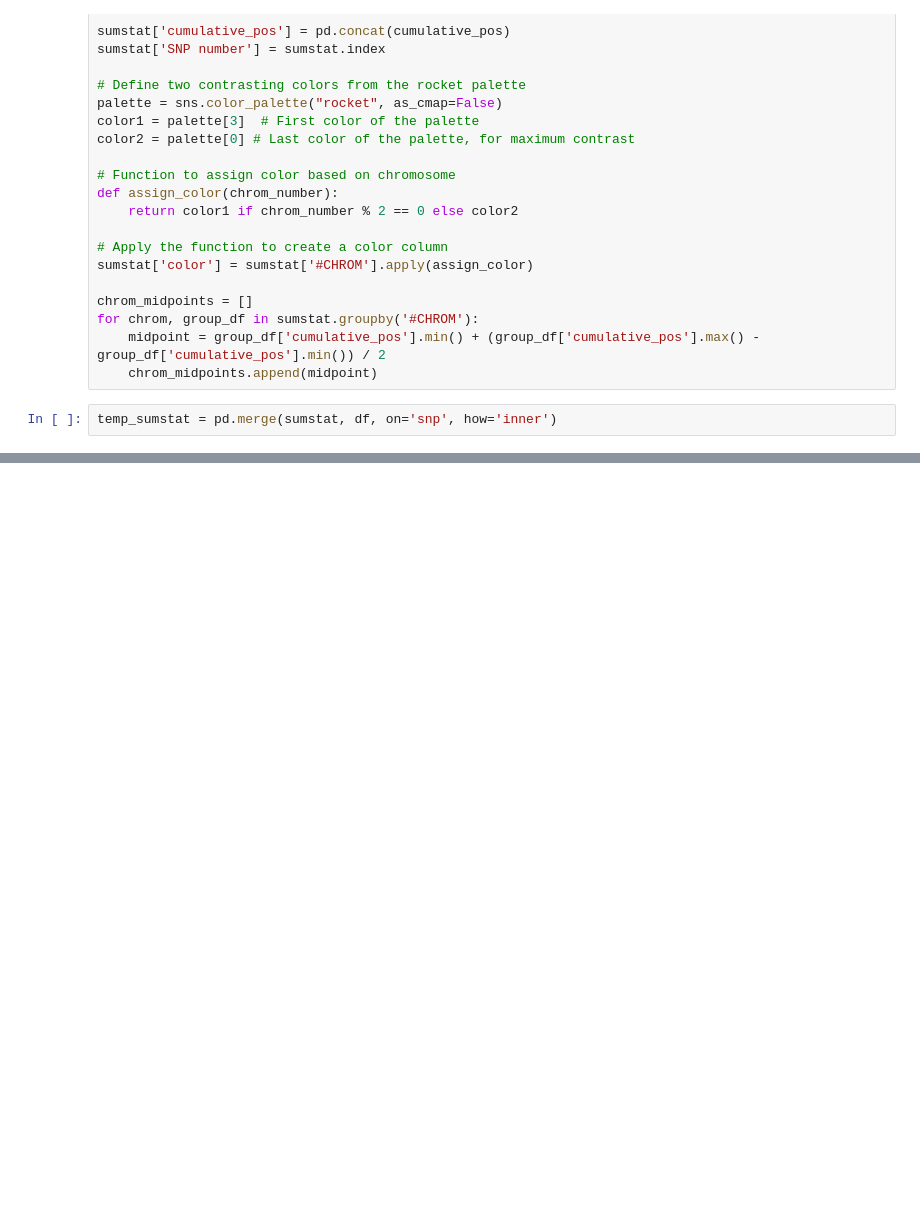
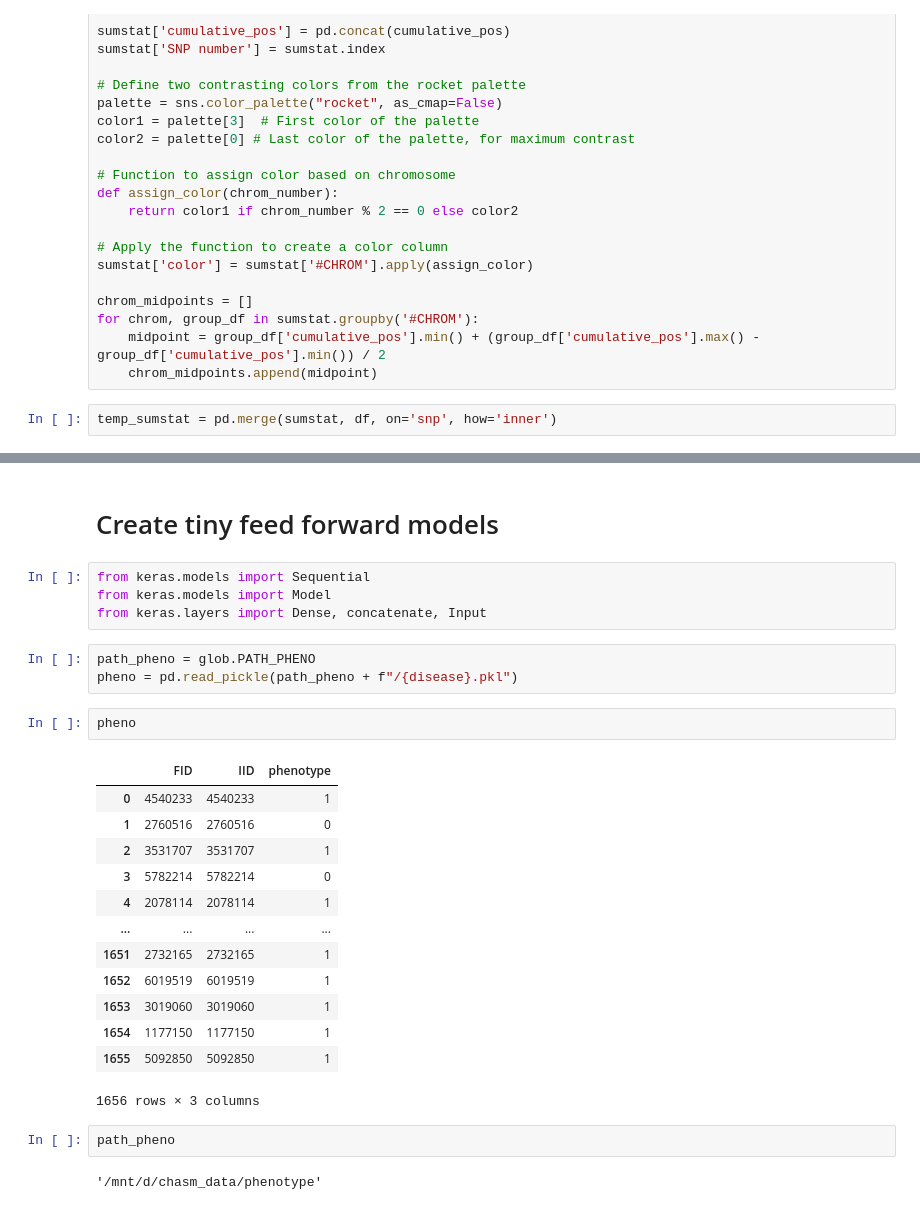
Before and after one commit to mat2m10/chasm, a Jupyter notebook: notebooks/pipeline 2.0/02_separate_LD_blocks.ipynb, the cells around one changed output, grey strips where cells are left out. Saved outputs shown, nothing was run; the diff lists cells and outputs as text; blank space fills up the shorter version.

Commit message:
creating tiny feed forward models

```diff
--- a/notebooks/pipeline 2.0/02_separate_LD_blocks.ipynb
+++ b/notebooks/pipeline 2.0/02_separate_LD_blocks.ipynb
@@ -290,0 +312,29 @@ plt.show()
+# %% [markdown]
+# Create tiny feed forward models
+# %%
+from keras.models import Sequential
+from keras.models import Model
+from keras.layers import Dense, concatenate, Input
+# %%
+path_pheno = glob.PATH_PHENO
+pheno = pd.read_pickle(path_pheno + f"/{disease}.pkl")
+# %%
+pheno
+# %% [output]
+|  | FID | IID | phenotype |
+| 0 | 4540233 | 4540233 | 1 |
+| 1 | 2760516 | 2760516 | 0 |
+| 2 | 3531707 | 3531707 | 1 |
+| 3 | 5782214 | 5782214 | 0 |
+| 4 | 2078114 | 2078114 | 1 |
+| ... | ... | ... | ... |
+| 1651 | 2732165 | 2732165 | 1 |
+| 1652 | 6019519 | 6019519 | 1 |
+| 1653 | 3019060 | 3019060 | 1 |
+| 1654 | 1177150 | 1177150 | 1 |
+| 1655 | 5092850 | 5092850 | 1 |
+1656 rows × 3 columns
+# %%
+path_pheno
+# %% [output]
+'/mnt/d/chasm_data/phenotype'
```
Also changed, not shown: parts of 8 cells of this notebook, 2 other files.
